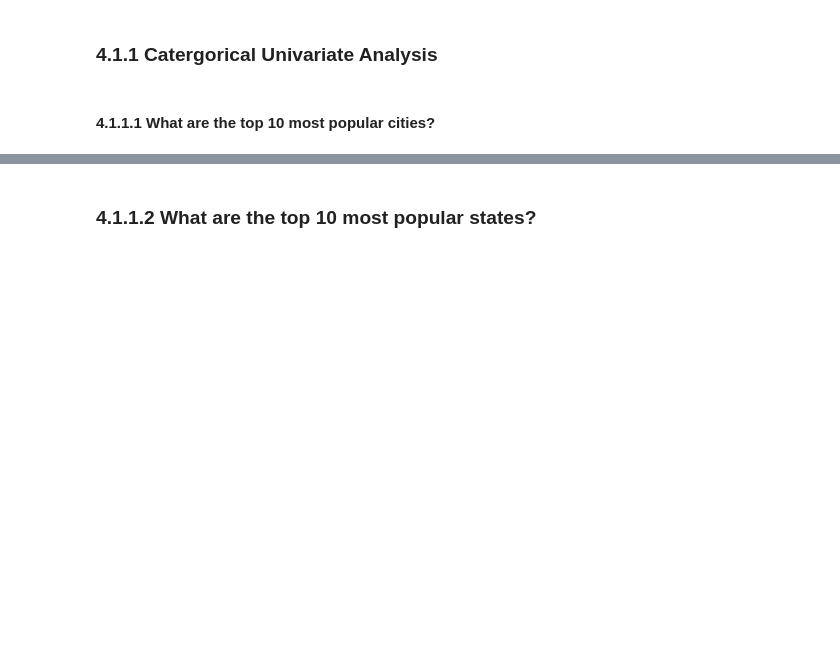
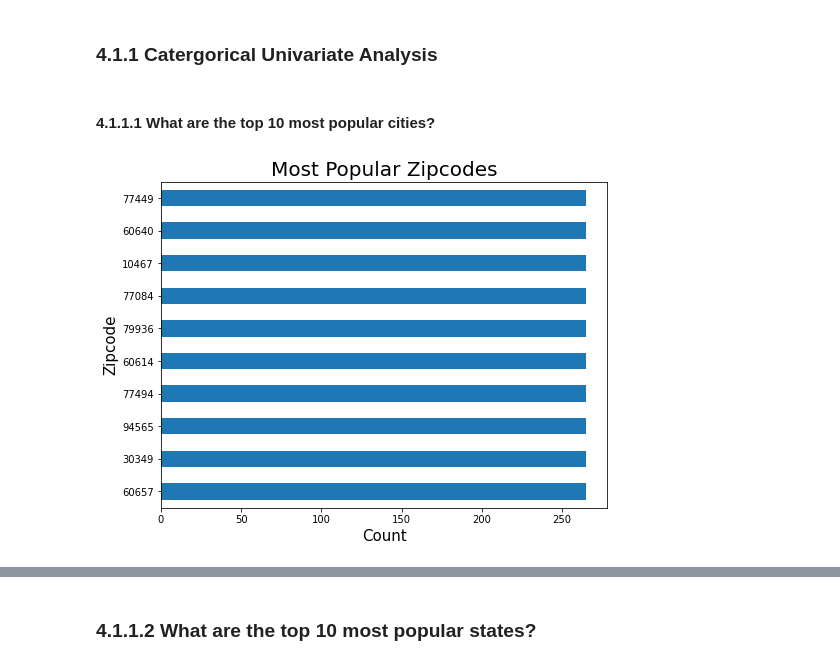
Before and after one commit to HMWIAM/P13, a Jupyter notebook: A. Main/index.ipynb, the cells around one changed output, grey strips where cells are left out. Drawn from its saved outputs; the diff is of its cells as text; code cells hidden in the pictures; blank space fills up the shorter version.

```diff
--- a/A. Main/index.ipynb
+++ b/A. Main/index.ipynb
@@ -516,6 +516,10 @@ def plot_most_popular_categorical(df, column, n=10, figsize=(8, 6)):
     plt.show()
 # %% [markdown]
 #### 4.1.1.1 What are the top 10 most popular cities?
+# %%
+plot_most_popular_categorical(new_df, "Zipcode")
+# %% [output]
+[figure, added]
 # %%
 plot_most_popular_categorical(new_df, "City")
 # %% [output]
```
Also changed, not shown: parts of 22 cells of this notebook.
